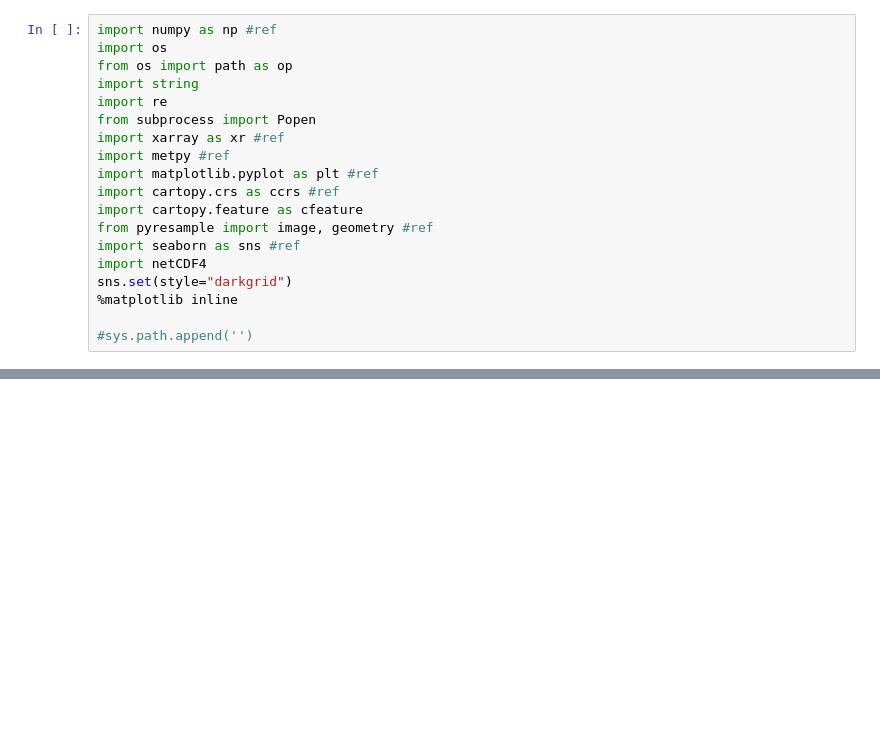
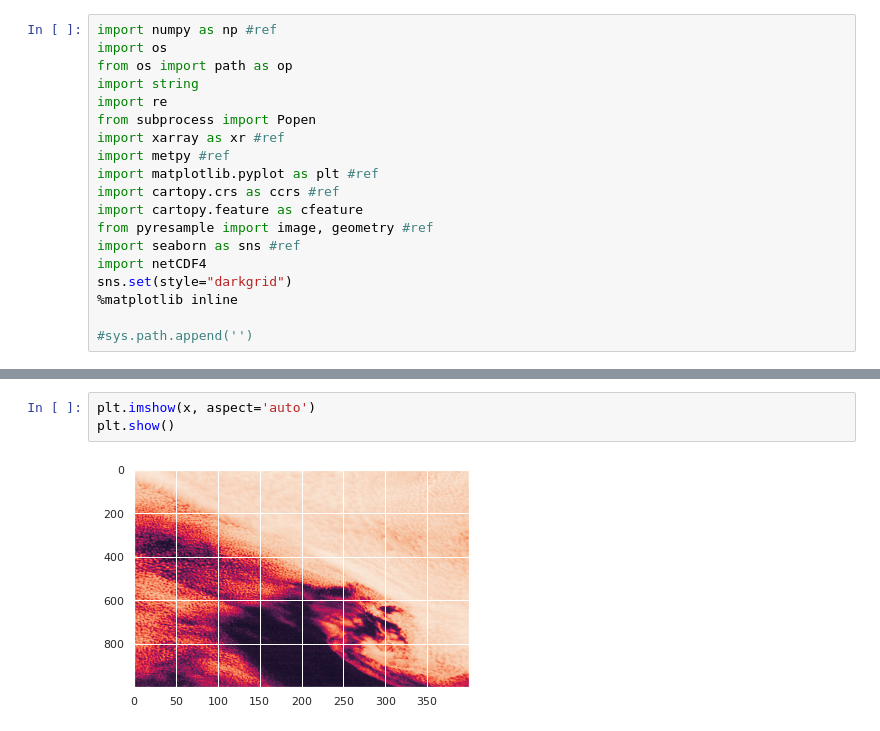
Before and after one commit to ccny-glasslab/Fires, a Jupyter notebook: Downloader/createnpy.ipynb, the cells around one changed output, grey strips where cells are left out. Cells and saved outputs as stored; diff of their text form; blank space fills up the shorter version.

```diff
--- a/Downloader/createnpy.ipynb
+++ b/Downloader/createnpy.ipynb
@@ -20,3 +140,8 @@ sns.set(style="darkgrid")
+# %%
+plt.imshow(x, aspect='auto')
+plt.show()
+# %% [output]
+[figure, added]
 # %%
 def create_nc_Numpy(ncFile, pathIn, pathOut):
     myFile = xr.open_dataset(op.join(pathIn,ncFile))
```
Also changed, not shown: parts of 17 cells of this notebook, 11 other files.
